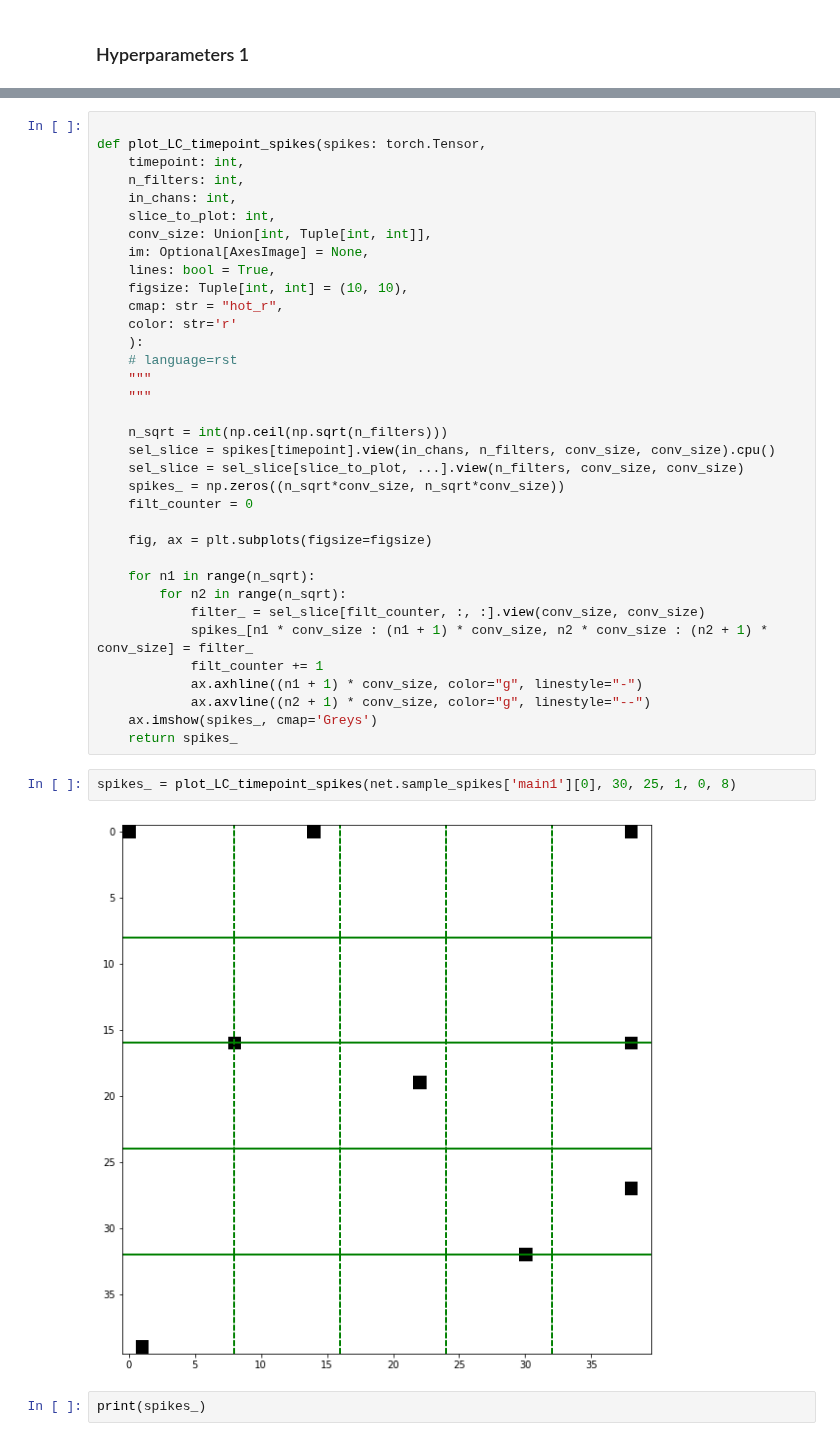
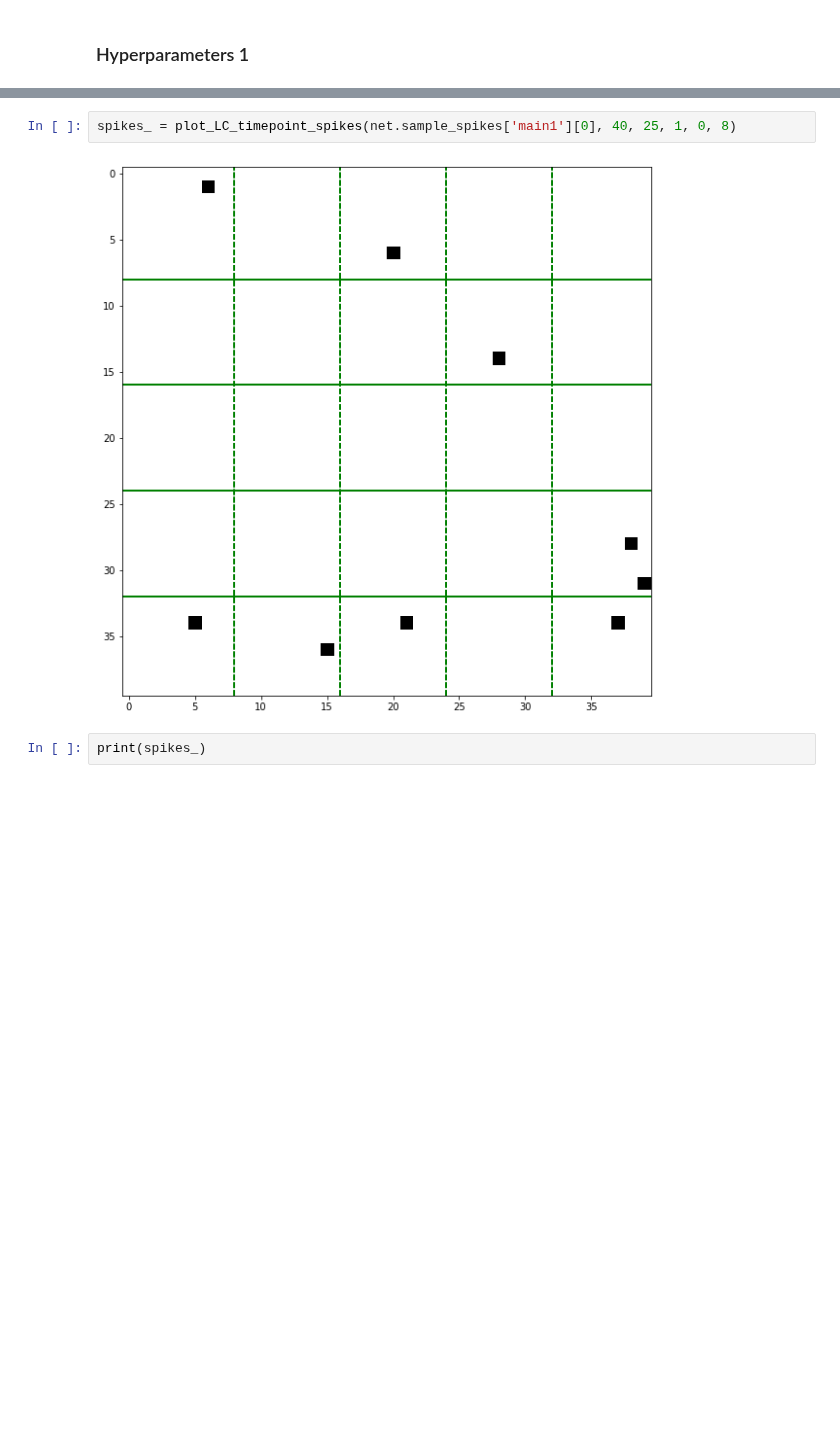
Before and after one commit to Singular-Brain/DeepBioLCNet, a Jupyter notebook: BioLCNet.ipynb, the cells around one changed output, grey strips where cells are left out. Saved outputs shown, nothing was run; the diff lists cells and outputs as text; blank space fills up the shorter version.

```diff
--- a/BioLCNet.ipynb
+++ b/BioLCNet.ipynb
@@ -1279,43 +1296,8 @@ output tensor([ 7,  6,  6,  6,  4,  6,  7,  4, 13,  4]) pred_label: 8 GT: 4 , Ac
 KeyboardInterrupt: ignored
-# %%
-
-def plot_LC_timepoint_spikes(spikes: torch.Tensor,
-    timepoint: int,
-    n_filters: int,
-    in_chans: int,
-    slice_to_plot: int,
-    conv_size: Union[int, Tuple[int, int]],
-    im: Optional[AxesImage] = None,
-    lines: bool = True,
-    figsize: Tuple[int, int] = (10, 10),
-    cmap: str = "hot_r",
-    color: str='r'
-    ):
-    # language=rst
-    """
-    """
-
-    n_sqrt = int(np.ceil(np.sqrt(n_filters)))
-    sel_slice = spikes[timepoint].view(in_chans, n_filters, conv_size, conv_size).cpu()
-    sel_slice = sel_slice[slice_to_plot, ...].view(n_filters, conv_size, conv_size)
-    spikes_ = np.zeros((n_sqrt*conv_size, n_sqrt*conv_size))
-    filt_counter = 0
-
-    fig, ax = plt.subplots(figsize=figsize)
-
-    for n1 in range(n_sqrt):
-        for n2 in range(n_sqrt):
-            filter_ = sel_slice[filt_counter, :, :].view(conv_size, conv_size)
-            spikes_[n1 * conv_size : (n1 + 1) * conv_size, n2 * conv_size : (n2 + 1) * conv_size] = filter_
-            filt_counter += 1
-            ax.axhline((n1 + 1) * conv_size, color="g", linestyle="-")
-            ax.axvline((n2 + 1) * conv_size, color="g", linestyle="--")
-    ax.imshow(spikes_, cmap='Greys')
-    return spikes_
 # %%
-spikes_ = plot_LC_timepoint_spikes(net.sample_spikes['main1'][0], 30, 25, 1, 0, 8)
+spikes_ = plot_LC_timepoint_spikes(net.sample_spikes['main1'][0], 40, 25, 1, 0, 8)
 # %% [output]
-[figure, old version]
+[figure, new version]
 # %%
 print(spikes_)
 # %% [output]
```
Also changed, not shown: parts of 5 cells of this notebook.
